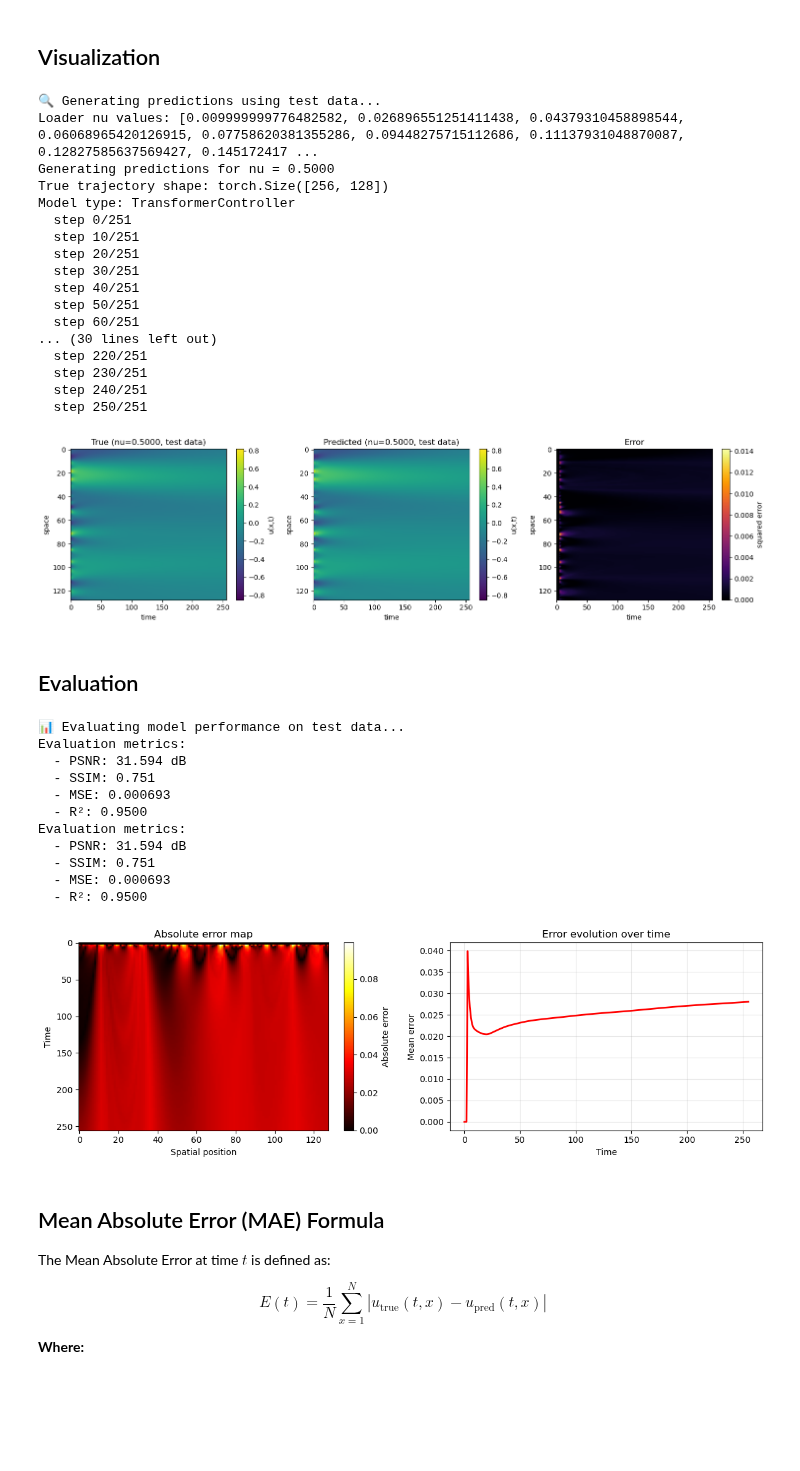
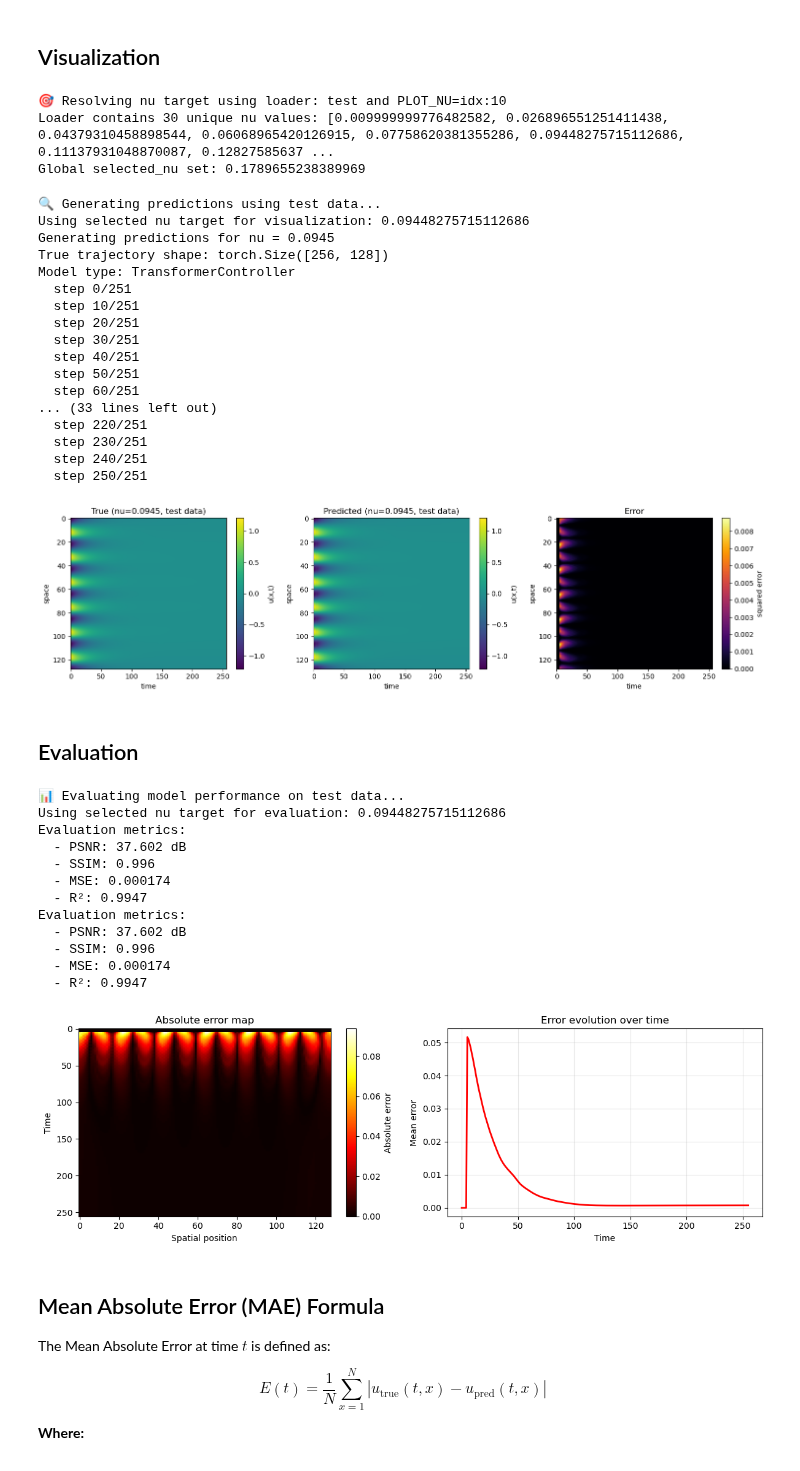
Before and after one commit to Samuel-Chapuis/CS-NFTM-Fork, a Jupyter notebook: NFTM_for_Physic/Development/main.ipynb, the cells around one changed output. Drawn from its saved outputs; the diff is of its cells as text; code cells hidden in the pictures; blank space fills up the shorter version.

Commit message:
fix(dataloading): use diffrent nu values

```diff
--- a/NFTM_for_Physic/Development/main.ipynb
+++ b/NFTM_for_Physic/Development/main.ipynb
@@ -299,21 +299,42 @@ print(f"Loss reduction: {((train_losses[0] - train_losses[-1])/train_losses[0]*1
 NameError: name 'train_losses' is not defined
 # %% [markdown]
 ## Visualization
+# %%
+# Choose a single nu target to use for both visualization and evaluation
+# Supported values: float (e.g. 0.01), 'min', 'max', 'idx:N', 'random', 'list', or None
+PLOT_NU = 'random'  # change this value to pick a specific sample or 'list' for available nus
+
+# Resolve selected_nu once and store it globally
+eval_loader = test_loader if test_loader is not None else train_loader
+loader_type = "test" if test_loader is not None else "train"
+
+print(f"🎯 Resolving nu target using loader: {loader_type} and PLOT_NU={PLOT_NU}")
+selected_nu = resolve_nu_target(eval_loader, plot_nu=PLOT_NU, selected_nu=None, list_nus=True, verbose=True)
+
+if selected_nu is None:
+    print("No specific nu selected; visualization/evaluation will use default (first sample from loader).")
+else:
+    print(f"Global selected_nu set: {selected_nu}")
+# %% [output]
+🎯 Resolving nu target using loader: test and PLOT_NU=idx:10
+Loader contains 30 unique nu values: [0.009999999776482582, 0.026896551251411438, 0.04379310458898544, 0.06068965420126915, 0.07758620381355286, 0.09448275715112686, 0.11137931048870087, 0.12827585637 ...
+Global selected_nu set: 0.1789655238389969
 # %%
 # Generate predictions for visualization
 # Use test_loader if available, otherwise fall back to train_loader
-PLOT_NU = None  # Set to None to automatically pick the first sample in eval_loader
+
+# Use the selected_nu set by the single selection cell above if present
+selected_nu_local = globals().get('selected_nu', None)
 
 eval_loader = test_loader if test_loader is not None else train_loader
 loader_type = "test" if test_loader is not None else "train"
 
 print(f"🔍 Generating predictions using {loader_type} data...")
 
-# show loader contents if available
-try:
-    print("Loader nu values:", get_loader_nu_values(eval_loader))
-except Exception as e:
-    print("Could not enumerate loader nus:", e)
+if selected_nu_local is None:
+    print("No global selected_nu set; the first sample from the loader will be used for visualization (nu_target=None).")
+else:
+    print(f"Using selected nu target for visualization: {selected_nu_local}")
 
 true_traj, pred_traj, nu_value = generate_model_predictions(
     model,
@@ -322,7 +343,7 @@ true_traj, pred_traj, nu_value = generate_model_predictions(
     patch_radius,
     verbose=True,
     chunk_size=chunk_size,
-    nu_target=PLOT_NU,
+    nu_target=selected_nu_local,
     list_nus=False,
     fallback_to_first=True,
 )
@@ -331,8 +352,8 @@ true_traj, pred_traj, nu_value = generate_model_predictions(
 plot_trajectories(true_traj, pred_traj, title_suffix=f" (nu={nu_value:.4f}, {loader_type} data)")
 # %% [output]
 🔍 Generating predictions using test data...
-Loader nu values: [0.009999999776482582, 0.026896551251411438, 0.04379310458898544, 0.06068965420126915, 0.07758620381355286, 0.09448275715112686, 0.11137931048870087, 0.12827585637569427, 0.145172417 ...
-Generating predictions for nu = 0.5000
+Using selected nu target for visualization: 0.09448275715112686
+Generating predictions for nu = 0.0945
 True trajectory shape: torch.Size([256, 128])
 Model type: TransformerController
   step 0/251
@@ -342,46 +363,60 @@ Model type: TransformerController
   step 40/251
   step 50/251
   step 60/251
-... (30 lines left out)
+... (33 lines left out)
   step 220/251
   step 230/251
   step 240/251
   step 250/251
-[figure, old version]
+[figure, new version]
 # %% [markdown]
 ## Evaluation
 # %%
 # Complete evaluation with dedicated function
 # Use test_loader if available, otherwise fall back to train_loader
 eval_loader = test_loader if test_loader is not None else train_loader
 loader_type = "test" if test_loader is not None else "train"
 
 print(f"📊 Evaluating model performance on {loader_type} data...")
 
+# Use the same selected nu set by the single selection cell (selected_nu)
+selected_nu_local = globals().get('selected_nu', None)
+
+# Do not call resolve_nu_target here - central selection is in the single cell
+if selected_nu_local is None:
+    eval_nu_target = None
+    print("No global selected_nu set for evaluation; using default (first sample from loader).")
+else:
+    eval_nu_target = selected_nu_local
+    print(f"Using selected nu target for evaluation: {eval_nu_target}")
+
 evaluation_results = evaluate_model_on_sample(
     model,
     eval_loader,
     device,
     patch_radius,
     max_val=1.0,
-    val_range=1.0
+    val_range=1.0,
+    chunk_size=chunk_size,
+    nu_target=eval_nu_target,
 )
 
 # Display results with dedicated function
 true_traj, pred_traj = display_evaluation_results(evaluation_results, show_plots=True)
 # %% [output]
 📊 Evaluating model performance on test data...
+Using selected nu target for evaluation: 0.09448275715112686
 Evaluation metrics:
-  - PSNR: 31.594 dB
-  - SSIM: 0.751
-  - MSE: 0.000693
-  - R²: 0.9500
+  - PSNR: 37.602 dB
+  - SSIM: 0.996
+  - MSE: 0.000174
+  - R²: 0.9947
 Evaluation metrics:
-  - PSNR: 31.594 dB
-  - SSIM: 0.751
-  - MSE: 0.000693
-  - R²: 0.9500
+  - PSNR: 37.602 dB
+  - SSIM: 0.996
+  - MSE: 0.000174
+  - R²: 0.9947
-[figure, old version]
+[figure, new version]
 # %% [markdown]
 ## Mean Absolute Error (MAE) Formula
 
```
Also changed, not shown: parts of 3 cells of this notebook, 1 other file.
